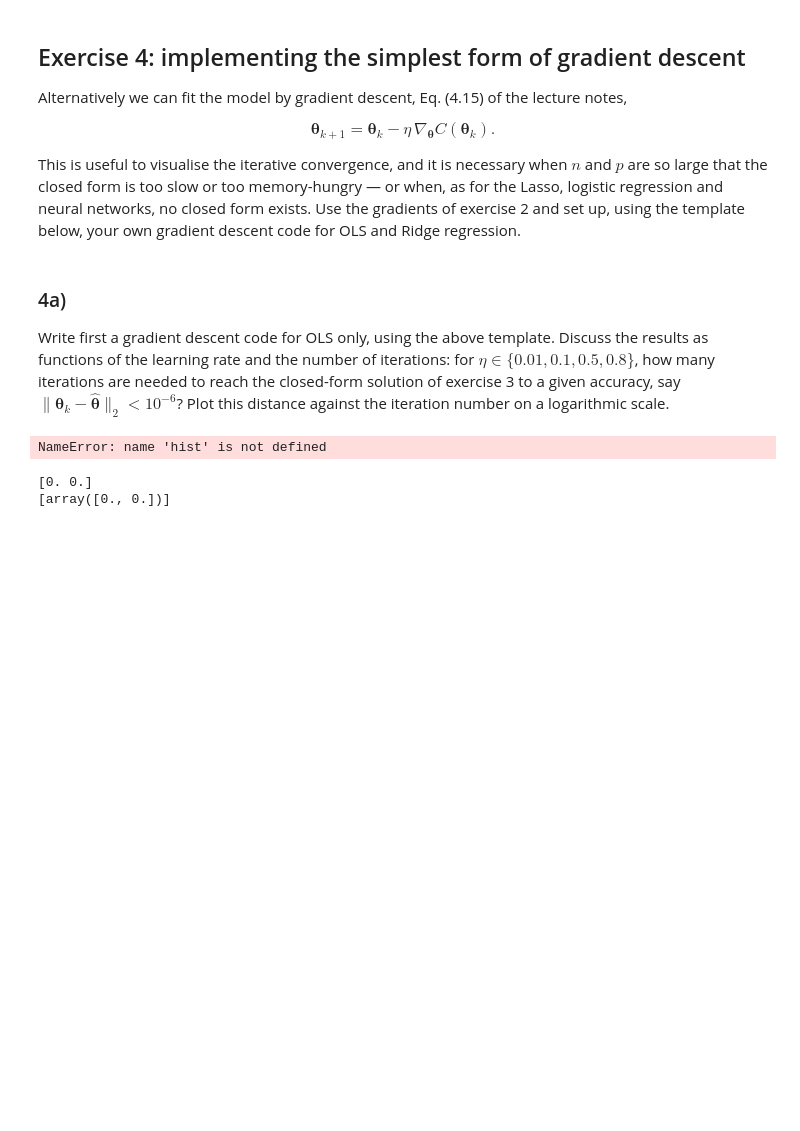
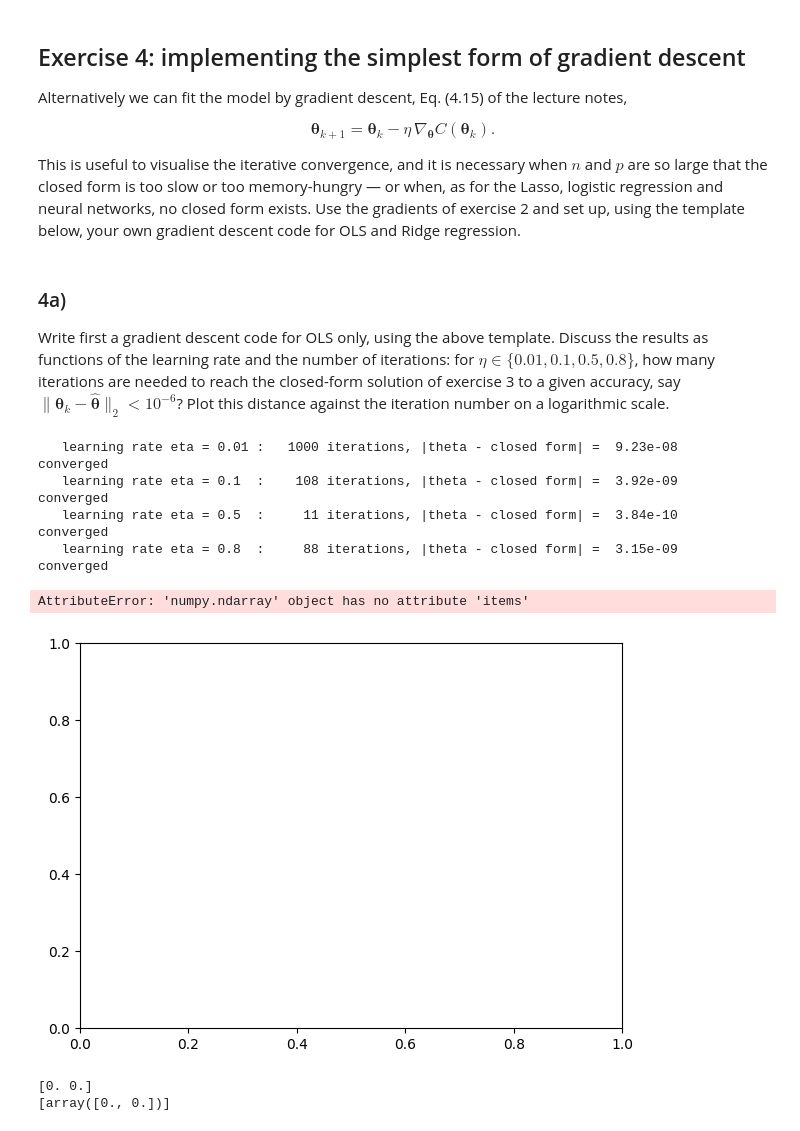
Before and after one commit to viktokr/FYS_STK4155-ukesoppgaver, a Jupyter notebook: exercisesweek37_Viktoria.ipynb, the cells around one changed output. Saved outputs shown, nothing was run; the diff lists cells and outputs as text; code cells hidden in the pictures; blank space fills up the shorter version.

```diff
--- a/exercisesweek37_Viktoria.ipynb
+++ b/exercisesweek37_Viktoria.ipynb
@@ -276,35 +276,56 @@ Plot this distance against the iteration number on a logarithmic scale.
 # %%
 
 def gradient_descent_OLS(X, y, eta, number_iterations):
     # Initialize weights for gradient descent
     theta_gdOLS = np.zeros(n_features)
     history_theta = [theta_gdOLS.copy()]
 
     # Gradient descent loop
     for t in range(num_iters):
         # Compute gradients for OLS and Ridge
         grad_OLS = (2.0 / n) * X.T @ (X @ theta_gdOLS - y)
 
         # Update parameters theta
         theta_gdOLS = theta_gdOLS - eta * grad_OLS
         history_theta.append(theta_gdOLS.copy())
 
         # Stopping criterion: ?
         if np.linalg.norm(grad_OLS) < 1e-8:
                 break
     return np.array(history_theta), t + 1  # return history of all theta values and what iteration the loop stopped at
 
+def closed_form(X, y, lam=0.0): # finding optimal theta parameters (theta hat) based on ridge closed form as earlier
+    """Eq. (3.44) with the 1/n convention of Eq. (3.95): (X^T X + n lambda I)^-1 X^T y."""
+    n, p = X.shape
+    return np.linalg.solve(X.T @ X + n * lam * np.eye(p), X.T @ y)
 
+theta_hat = closed_form(X_norm, y_centered, lam=0.0) # lambda = 0 since we're using OLS
 
 for eta in (0.01, 0.1, 0.5, 0.8): # learning rates eta
         with np.errstate(all="ignore"):
             history_theta, iteration_t = gradient_descent_OLS(X_norm, y_centered, eta, number_iterations=20000) # raised iterations from 1000 so eta actually reaches tolerance
 
-        err = np.linalg.norm(hist[-1] - theta_cf)
-        status = "converged" if its < 20000 and np.isfinite(err) else ("DIVERGED" if not np.isfinite(err) or err > 1e3 else "not converged")
-        print(f"   learning rate eta = {eta:<5}: {its:6d} iterations, |theta - closed form| = {err:9.2e}   {status}")
+        err = np.linalg.norm(history_theta[-1] - theta_hat)
+        status = "converged" if iteration_t < 20000 and np.isfinite(err) else ("DIVERGED" if not np.isfinite(err) or err > 1e6 else "not converged")
+        print(f"   learning rate eta = {eta:<5}: {iteration_t:6d} iterations, |theta - closed form| = {err:9.2e}   {status}")
+
+fig, ax = plt.subplots(figsize=(7, 5))
+#for eta, dist in history_theta.items():
+#    ax.semilogy(dist, label=rf"$\eta = {eta}$")
+ax.plot(iteration)
+ax.axhline(1e-6, color="grey", ls=":", lw=1, label=r"$10^{-6}$ threshold")
+ax.set_xlabel("iteration $k$")
+ax.set_ylabel(r"$\|\theta_k - \hat\theta_{\mathrm{OLS}}\|_2$")
+ax.set_title("Gradient descent convergence, OLS (degree 2)")
+ax.legend()
+plt.show()
 # %% [output]
-NameError: name 'hist' is not defined
+   learning rate eta = 0.01 :   1000 iterations, |theta - closed form| =  9.23e-08   converged
+   learning rate eta = 0.1  :    108 iterations, |theta - closed form| =  3.92e-09   converged
+   learning rate eta = 0.5  :     11 iterations, |theta - closed form| =  3.84e-10   converged
+   learning rate eta = 0.8  :     88 iterations, |theta - closed form| =  3.15e-09   converged
+AttributeError: 'numpy.ndarray' object has no attribute 'items'
+[figure, added]
 # %%
 theta_gdOLS = np.zeros(n_features)
 history_theta = [theta_gdOLS.copy()]
```
